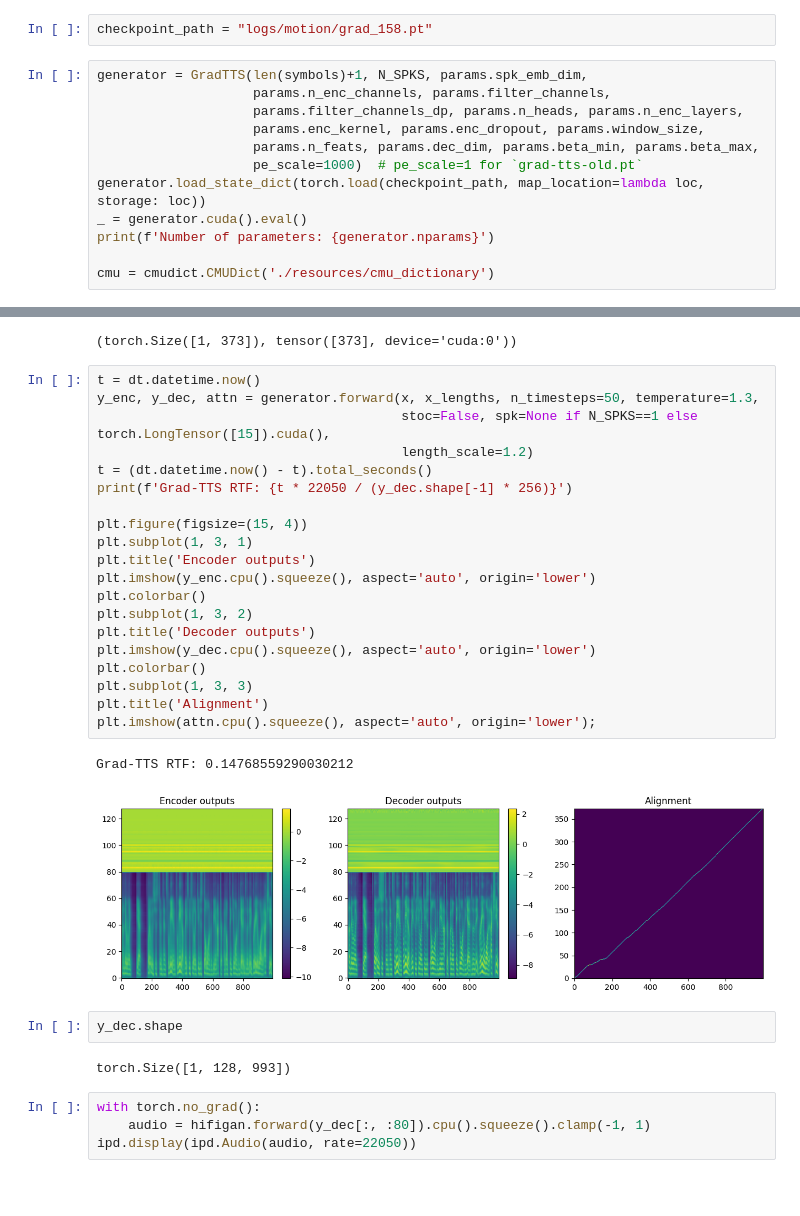
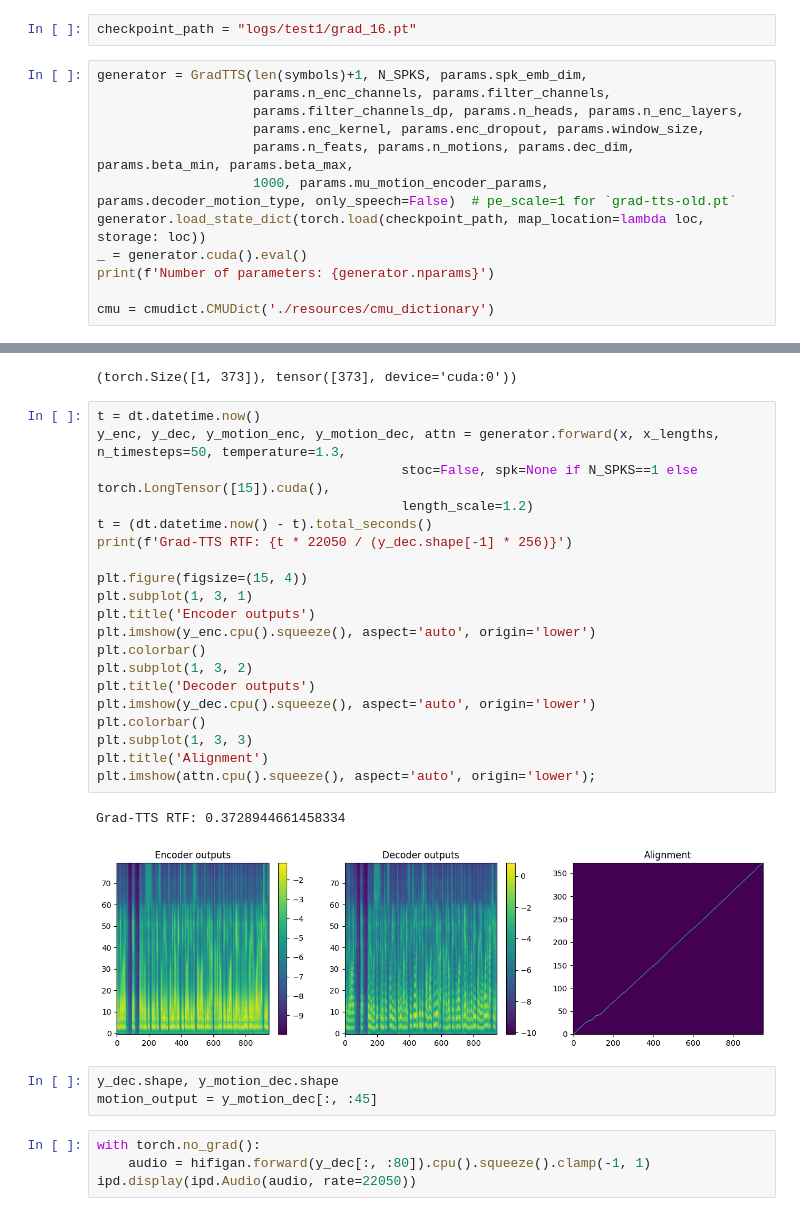
Before and after one commit to shivammehta25/Grad-TTS_Repo, a Jupyter notebook: Grad-TTS/inference.ipynb, the cells around one changed output, grey strips where cells are left out. Drawn from its saved outputs; the diff is of its cells as text; blank space fills up the shorter version.

Commit message:
Training and synthesis with same decoder

```diff
--- a/Grad-TTS/inference.ipynb
+++ b/Grad-TTS/inference.ipynb
@@ -49,14 +52,14 @@ motion_visualizer = jl.load("data/cormac/processed_sm0_0_86fps/data_pipe.expmap_
 # %%
 N_SPKS = 1  # 247 for Libri-TTS model and 1 for single speaker (LJSpeech)
 # %%
-checkpoint_path = "logs/motion/grad_158.pt"
+checkpoint_path = "logs/test1/grad_16.pt"
 # %%
 generator = GradTTS(len(symbols)+1, N_SPKS, params.spk_emb_dim,
                     params.n_enc_channels, params.filter_channels,
                     params.filter_channels_dp, params.n_heads, params.n_enc_layers,
                     params.enc_kernel, params.enc_dropout, params.window_size,
-                    params.n_feats, params.dec_dim, params.beta_min, params.beta_max,
-                    pe_scale=1000)  # pe_scale=1 for `grad-tts-old.pt`
+                    params.n_feats, params.n_motions, params.dec_dim, params.beta_min, params.beta_max,
+                    1000, params.mu_motion_encoder_params, params.decoder_motion_type, only_speech=False)  # pe_scale=1 for `grad-tts-old.pt`
 generator.load_state_dict(torch.load(checkpoint_path, map_location=lambda loc, storage: loc))
 _ = generator.cuda().eval()
 print(f'Number of parameters: {generator.nparams}')
@@ -84,31 +87,30 @@ x.shape, x_lengths
 (torch.Size([1, 373]), tensor([373], device='cuda:0'))
 # %%
 t = dt.datetime.now()
-y_enc, y_dec, attn = generator.forward(x, x_lengths, n_timesteps=50, temperature=1.3,
+y_enc, y_dec, y_motion_enc, y_motion_dec, attn = generator.forward(x, x_lengths, n_timesteps=50, temperature=1.3,
                                        stoc=False, spk=None if N_SPKS==1 else torch.LongTensor([15]).cuda(),
                                        length_scale=1.2)
 t = (dt.datetime.now() - t).total_seconds()
 print(f'Grad-TTS RTF: {t * 22050 / (y_dec.shape[-1] * 256)}')
 
 plt.figure(figsize=(15, 4))
 plt.subplot(1, 3, 1)
 plt.title('Encoder outputs')
 plt.imshow(y_enc.cpu().squeeze(), aspect='auto', origin='lower')
 plt.colorbar()
 plt.subplot(1, 3, 2)
 plt.title('Decoder outputs')
 plt.imshow(y_dec.cpu().squeeze(), aspect='auto', origin='lower')
 plt.colorbar()
 plt.subplot(1, 3, 3)
 plt.title('Alignment')
 plt.imshow(attn.cpu().squeeze(), aspect='auto', origin='lower');
 # %% [output]
-Grad-TTS RTF: 0.14768559290030212
+Grad-TTS RTF: 0.3728944661458334
-[figure, old version]
+[figure, new version]
-# %%
-y_dec.shape
-# %% [output]
-torch.Size([1, 128, 993])
+# %%
+y_dec.shape, y_motion_dec.shape
+motion_output = y_motion_dec[:, :45]
 # %%
 with torch.no_grad():
     audio = hifigan.forward(y_dec[:, :80]).cpu().squeeze().clamp(-1, 1)
```
Also changed, not shown: parts of 4 cells of this notebook, 4 other files.
